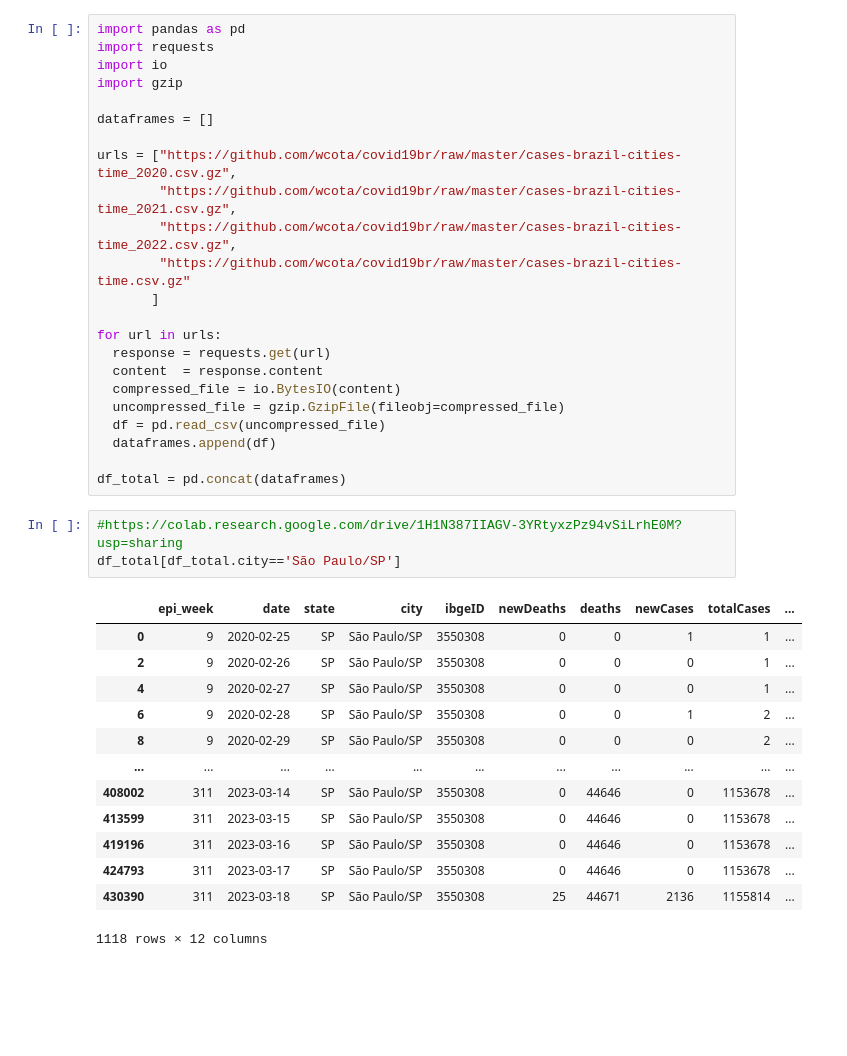
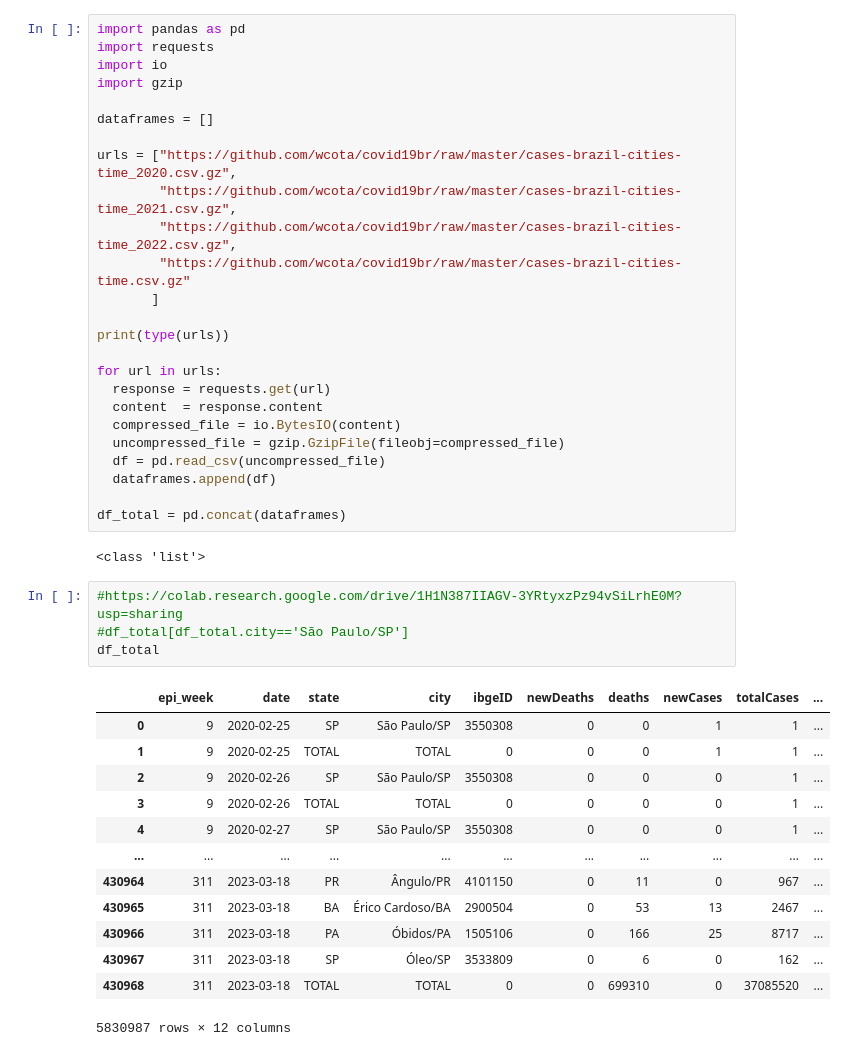
Before and after one commit to ericgbraz/COLAB_PED, a Jupyter notebook: Projeto_Final.ipynb, the cells around one changed output. Saved outputs shown, nothing was run; the diff lists cells and outputs as text; blank space fills up the shorter version.

```diff
--- a/Projeto_Final.ipynb
+++ b/Projeto_Final.ipynb
@@ -14,6 +14,8 @@ urls = ["https://github.com/wcota/covid19br/raw/master/cases-brazil-cities-time_
         "https://github.com/wcota/covid19br/raw/master/cases-brazil-cities-time.csv.gz"
        ]
 
+print(type(urls))
+
 for url in urls:
   response = requests.get(url)
   content  = response.content
@@ -23,20 +25,23 @@ for url in urls:
   dataframes.append(df)
 
 df_total = pd.concat(dataframes)
+# %% [output]
+<class 'list'>
 # %%
 #https://colab.research.google.com/drive/1H1N387IIAGV-3YRtyxzPz94vSiLrhE0M?usp=sharing
-df_total[df_total.city=='São Paulo/SP']
+#df_total[df_total.city=='São Paulo/SP']
+df_total
 # %% [output]
 |  | epi_week | date | state | city | ibgeID | newDeaths | deaths | newCases | totalCases | ... |
 | 0 | 9 | 2020-02-25 | SP | São Paulo/SP | 3550308 | 0 | 0 | 1 | 1 | ... |
+| 1 | 9 | 2020-02-25 | TOTAL | TOTAL | 0 | 0 | 0 | 1 | 1 | ... |
 | 2 | 9 | 2020-02-26 | SP | São Paulo/SP | 3550308 | 0 | 0 | 0 | 1 | ... |
+| 3 | 9 | 2020-02-26 | TOTAL | TOTAL | 0 | 0 | 0 | 0 | 1 | ... |
 | 4 | 9 | 2020-02-27 | SP | São Paulo/SP | 3550308 | 0 | 0 | 0 | 1 | ... |
-| 6 | 9 | 2020-02-28 | SP | São Paulo/SP | 3550308 | 0 | 0 | 1 | 2 | ... |
-| 8 | 9 | 2020-02-29 | SP | São Paulo/SP | 3550308 | 0 | 0 | 0 | 2 | ... |
 | ... | ... | ... | ... | ... | ... | ... | ... | ... | ... | ... |
-| 408002 | 311 | 2023-03-14 | SP | São Paulo/SP | 3550308 | 0 | 44646 | 0 | 1153678 | ... |
-| 413599 | 311 | 2023-03-15 | SP | São Paulo/SP | 3550308 | 0 | 44646 | 0 | 1153678 | ... |
-| 419196 | 311 | 2023-03-16 | SP | São Paulo/SP | 3550308 | 0 | 44646 | 0 | 1153678 | ... |
-| 424793 | 311 | 2023-03-17 | SP | São Paulo/SP | 3550308 | 0 | 44646 | 0 | 1153678 | ... |
-| 430390 | 311 | 2023-03-18 | SP | São Paulo/SP | 3550308 | 25 | 44671 | 2136 | 1155814 | ... |
+| 430964 | 311 | 2023-03-18 | PR | Ângulo/PR | 4101150 | 0 | 11 | 0 | 967 | ... |
+| 430965 | 311 | 2023-03-18 | BA | Érico Cardoso/BA | 2900504 | 0 | 53 | 13 | 2467 | ... |
+| 430966 | 311 | 2023-03-18 | PA | Óbidos/PA | 1505106 | 0 | 166 | 25 | 8717 | ... |
+| 430967 | 311 | 2023-03-18 | SP | Óleo/SP | 3533809 | 0 | 6 | 0 | 162 | ... |
+| 430968 | 311 | 2023-03-18 | TOTAL | TOTAL | 0 | 0 | 699310 | 0 | 37085520 | ... |
-1118 rows × 12 columns
+5830987 rows × 12 columns
```
Also changed, not shown: parts of 9 cells of this notebook.
